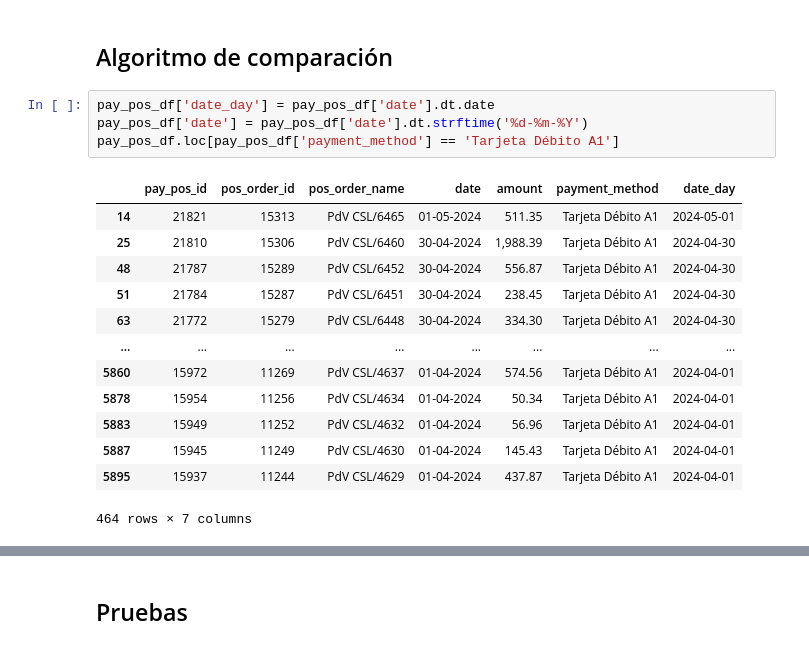
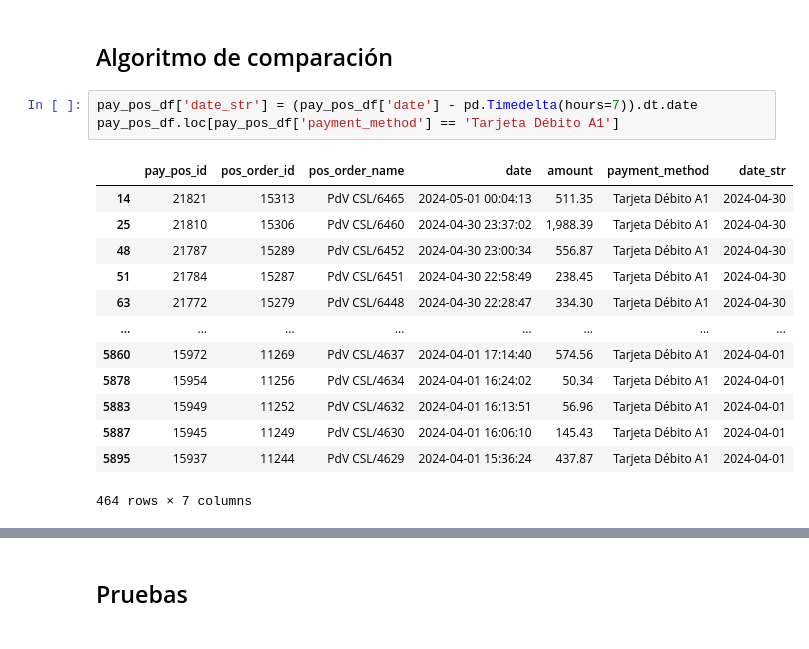
Before and after one commit to ecostichp/odoo_comisiones, a Jupyter notebook: algoritmo/algoritmo_cobranza_mes_func.ipynb, the cells around one changed output, grey strips where cells are left out. Saved outputs shown, nothing was run; the diff lists cells and outputs as text.

```diff
--- a/algoritmo/algoritmo_cobranza_mes_func.ipynb
+++ b/algoritmo/algoritmo_cobranza_mes_func.ipynb
@@ -312,21 +312,20 @@ else:
 # %% [markdown]
 ## Algoritmo de comparación
 # %%
-pay_pos_df['date_day'] = pay_pos_df['date'].dt.date
-pay_pos_df['date'] = pay_pos_df['date'].dt.strftime('%d-%m-%Y')
+pay_pos_df['date_str'] = (pay_pos_df['date'] - pd.Timedelta(hours=7)).dt.date
 pay_pos_df.loc[pay_pos_df['payment_method'] == 'Tarjeta Débito A1']
 # %% [output]
-|  | pay_pos_id | pos_order_id | pos_order_name | date | amount | payment_method | date_day |
-| 14 | 21821 | 15313 | PdV CSL/6465 | 01-05-2024 | 511.35 | Tarjeta Débito A1 | 2024-05-01 |
-| 25 | 21810 | 15306 | PdV CSL/6460 | 30-04-2024 | 1,988.39 | Tarjeta Débito A1 | 2024-04-30 |
-| 48 | 21787 | 15289 | PdV CSL/6452 | 30-04-2024 | 556.87 | Tarjeta Débito A1 | 2024-04-30 |
-| 51 | 21784 | 15287 | PdV CSL/6451 | 30-04-2024 | 238.45 | Tarjeta Débito A1 | 2024-04-30 |
-| 63 | 21772 | 15279 | PdV CSL/6448 | 30-04-2024 | 334.30 | Tarjeta Débito A1 | 2024-04-30 |
+|  | pay_pos_id | pos_order_id | pos_order_name | date | amount | payment_method | date_str |
+| 14 | 21821 | 15313 | PdV CSL/6465 | 2024-05-01 00:04:13 | 511.35 | Tarjeta Débito A1 | 2024-04-30 |
+| 25 | 21810 | 15306 | PdV CSL/6460 | 2024-04-30 23:37:02 | 1,988.39 | Tarjeta Débito A1 | 2024-04-30 |
+| 48 | 21787 | 15289 | PdV CSL/6452 | 2024-04-30 23:00:34 | 556.87 | Tarjeta Débito A1 | 2024-04-30 |
+| 51 | 21784 | 15287 | PdV CSL/6451 | 2024-04-30 22:58:49 | 238.45 | Tarjeta Débito A1 | 2024-04-30 |
+| 63 | 21772 | 15279 | PdV CSL/6448 | 2024-04-30 22:28:47 | 334.30 | Tarjeta Débito A1 | 2024-04-30 |
 | ... | ... | ... | ... | ... | ... | ... | ... |
-| 5860 | 15972 | 11269 | PdV CSL/4637 | 01-04-2024 | 574.56 | Tarjeta Débito A1 | 2024-04-01 |
-| 5878 | 15954 | 11256 | PdV CSL/4634 | 01-04-2024 | 50.34 | Tarjeta Débito A1 | 2024-04-01 |
-| 5883 | 15949 | 11252 | PdV CSL/4632 | 01-04-2024 | 56.96 | Tarjeta Débito A1 | 2024-04-01 |
-| 5887 | 15945 | 11249 | PdV CSL/4630 | 01-04-2024 | 145.43 | Tarjeta Débito A1 | 2024-04-01 |
-| 5895 | 15937 | 11244 | PdV CSL/4629 | 01-04-2024 | 437.87 | Tarjeta Débito A1 | 2024-04-01 |
+| 5860 | 15972 | 11269 | PdV CSL/4637 | 2024-04-01 17:14:40 | 574.56 | Tarjeta Débito A1 | 2024-04-01 |
+| 5878 | 15954 | 11256 | PdV CSL/4634 | 2024-04-01 16:24:02 | 50.34 | Tarjeta Débito A1 | 2024-04-01 |
+| 5883 | 15949 | 11252 | PdV CSL/4632 | 2024-04-01 16:13:51 | 56.96 | Tarjeta Débito A1 | 2024-04-01 |
+| 5887 | 15945 | 11249 | PdV CSL/4630 | 2024-04-01 16:06:10 | 145.43 | Tarjeta Débito A1 | 2024-04-01 |
+| 5895 | 15937 | 11244 | PdV CSL/4629 | 2024-04-01 15:36:24 | 437.87 | Tarjeta Débito A1 | 2024-04-01 |
 464 rows × 7 columns
 # %%
```
Also changed, not shown: parts of 6 cells of this notebook.
